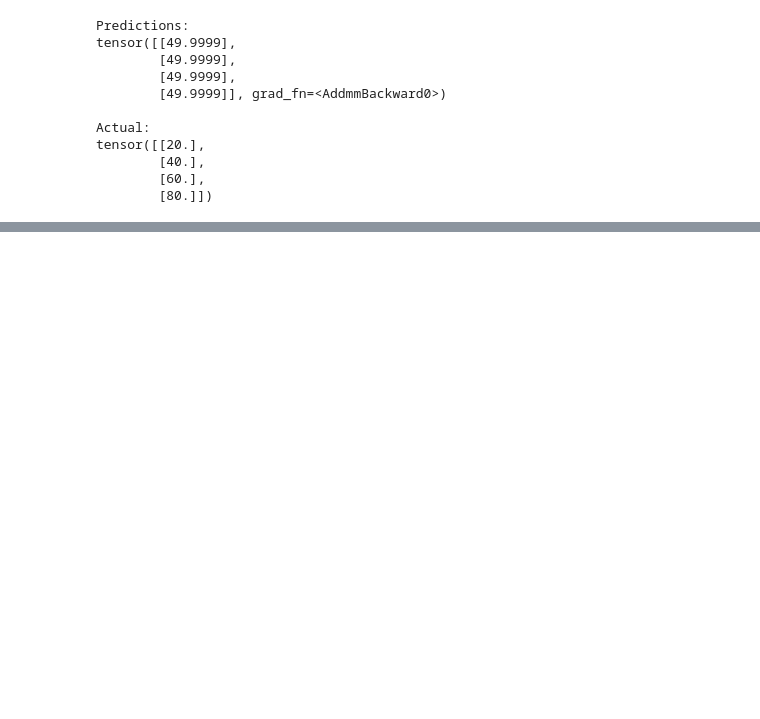
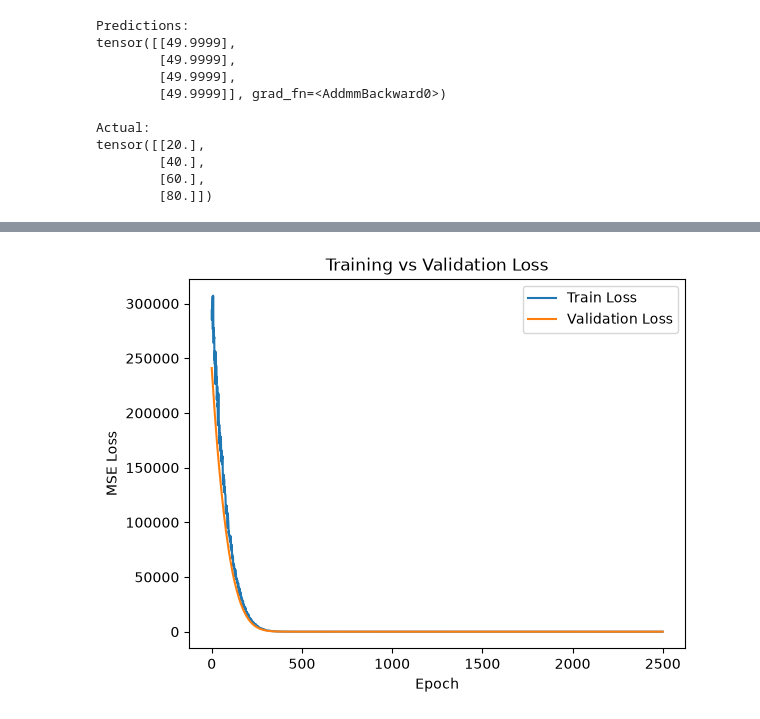
Before and after one commit to Anjula2001/study-research-agent, a Jupyter notebook: 07-Deep-Learning/deep_learning_basics.ipynb, the cells around one changed output, grey strips where cells are left out. Drawn from its saved outputs; the diff is of its cells as text; code cells hidden in the pictures; blank space fills up the shorter version.

```diff
--- a/07-Deep-Learning/deep_learning_basics.ipynb
+++ b/07-Deep-Learning/deep_learning_basics.ipynb
@@ -611,0 +750,8 @@ Epoch 90: Avg Loss = 0.3144
+# %%
+torch.manual_seed(42)
+
+X = torch.linspace(1, 100, 100).reshape(-1, 1)
+y = 10 * X + torch.randn(100, 1) * 5
+
+print("X shape:", X.shape)
+print("y shape:", y.shape)
@@ -611,0 +777,13 @@ Epoch 90: Avg Loss = 0.3144
+# %%
+train_loader = DataLoader(
+    train_dataset,
+    batch_size=16,
+    shuffle=True
+)
+
+print("Number of batches:", len(train_loader))
+
+for x_batch, y_batch in train_loader:
+    print("X batch shape:", x_batch.shape)
+    print("Y batch shape:", y_batch.shape)
+    break
@@ -611,0 +870,9 @@ Epoch 90: Avg Loss = 0.3144
+# %%
+model.eval()
+
+with torch.no_grad():
+    sample_x = torch.tensor([[1.0], [25.0], [50.0], [75.0], [100.0]])
+    sample_predictions = model(sample_x)
+
+for x, prediction in zip(sample_x, sample_predictions):
+    print(f"X = {x.item():.0f} → Prediction = {prediction.item():.2f}")
@@ -611,0 +950,14 @@ Epoch 90: Avg Loss = 0.3144
+# %%
+import matplotlib.pyplot as plt
+
+plt.plot(train_losses, label="Train Loss")
+plt.plot(val_losses, label="Validation Loss")
+
+plt.xlabel("Epoch")
+plt.ylabel("MSE Loss")
+plt.title("Training vs Validation Loss")
+
+plt.legend()
+plt.show()
+# %% [output]
+[figure, added]
```
Also changed, not shown: parts of 47 cells of this notebook.
